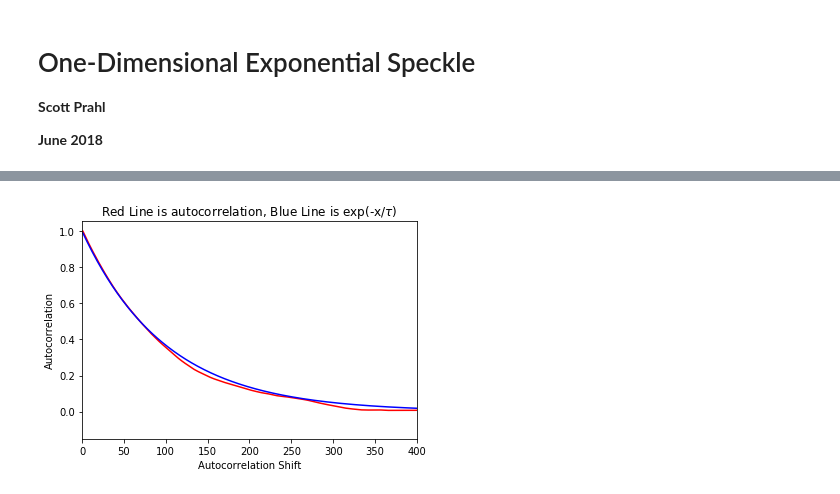
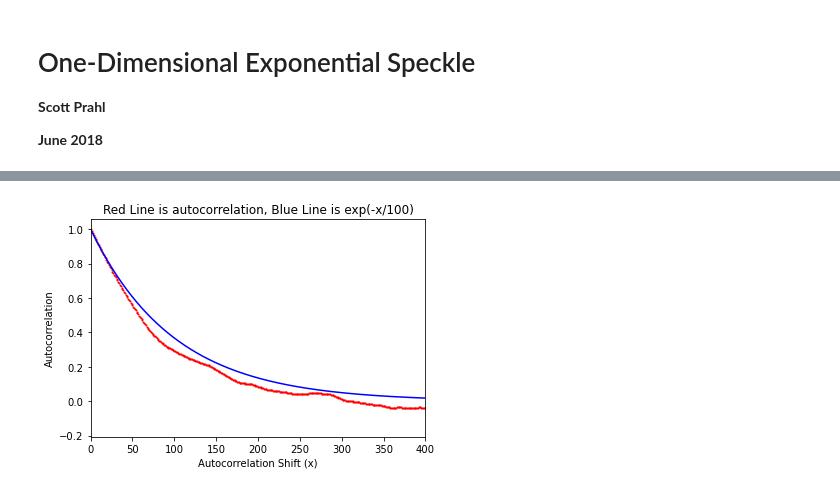
Before and after one commit to scottprahl/pyspeckle, a Jupyter notebook: docs/0-One-Dim-Speckle-Basics.ipynb, the cells around one changed output, grey strips where cells are left out. Saved outputs shown, nothing was run; the diff lists cells and outputs as text; code cells hidden in the pictures.

```diff
--- a/docs/0-One-Dim-Speckle-Basics.ipynb
+++ b/docs/0-One-Dim-Speckle-Basics.ipynb
@@ -107,20 +113,20 @@ $$
 # %%
-M= 50000
+M= 5000
 tau = 100
 
 x = np.linspace(1,M+1,M)
 y = pyspeckle.create_exp_1D(M,200,100,tau)
 
 ac = autocorr(y)
-plt.plot(x,ac,color='red')
+plt.plot(x,ac,'ro',markersize=1)
 
 plt.xlim(0,4*tau)
 plt.plot(x,np.exp(-x/tau),color='blue')
 
-plt.title(r"Red Line is autocorrelation, Blue Line is exp(-x/$\tau$)")
-plt.xlabel('Autocorrelation Shift')
+plt.title(r"Red Line is autocorrelation, Blue Line is exp(-x/%.0f)" % tau)
+plt.xlabel('Autocorrelation Shift (x)')
 plt.ylabel('Autocorrelation')
 
 plt.show()
 # %% [output]
-[figure, old version]
+[figure, new version]
```
Also changed, not shown: parts of 10 cells of this notebook, 2 other files.
